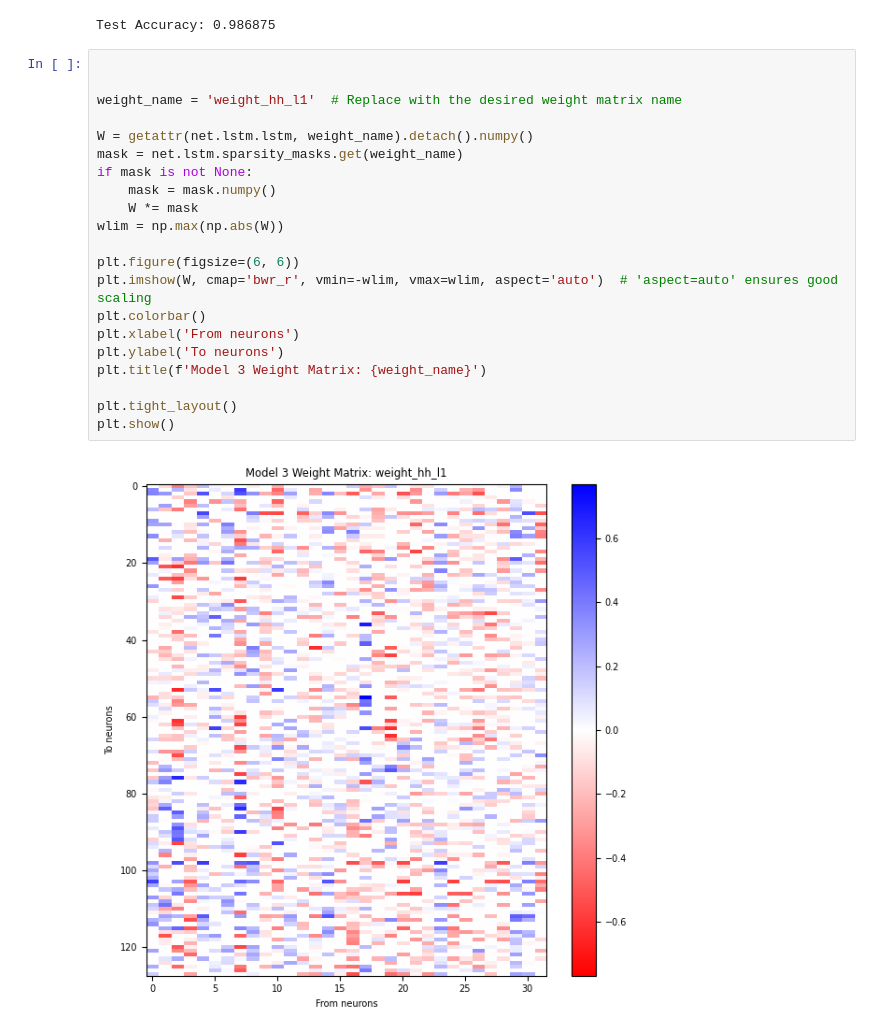
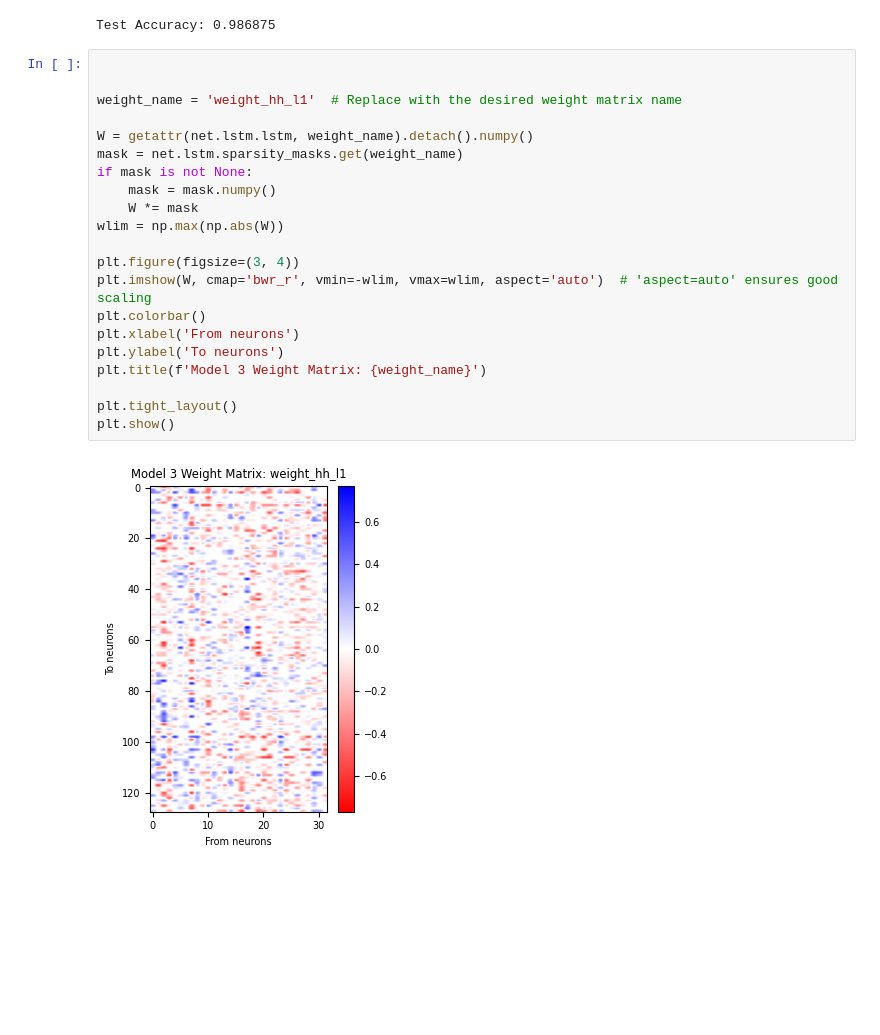
Before and after one commit to adampotton/Cognitive_AI_CW, a Jupyter notebook: Q2A_LSTM_BI_2.ipynb, the cells around one changed output. Drawn from its saved outputs; the diff is of its cells as text; blank space fills up the shorter version.

```diff
--- a/Q2A_LSTM_BI_2.ipynb
+++ b/Q2A_LSTM_BI_2.ipynb
@@ -286,23 +286,23 @@ Test Accuracy: 0.986875
 # %%
 
 
 weight_name = 'weight_hh_l1'  # Replace with the desired weight matrix name
 
 W = getattr(net.lstm.lstm, weight_name).detach().numpy()
 mask = net.lstm.sparsity_masks.get(weight_name)
 if mask is not None:
     mask = mask.numpy()
     W *= mask
 wlim = np.max(np.abs(W))
 
-plt.figure(figsize=(6, 6))
+plt.figure(figsize=(3, 4))
 plt.imshow(W, cmap='bwr_r', vmin=-wlim, vmax=wlim, aspect='auto')  # 'aspect=auto' ensures good scaling
 plt.colorbar()
 plt.xlabel('From neurons')
 plt.ylabel('To neurons')
 plt.title(f'Model 3 Weight Matrix: {weight_name}')
 
 plt.tight_layout()
 plt.show()
 # %% [output]
-[figure, old version]
+[figure, new version]
```
